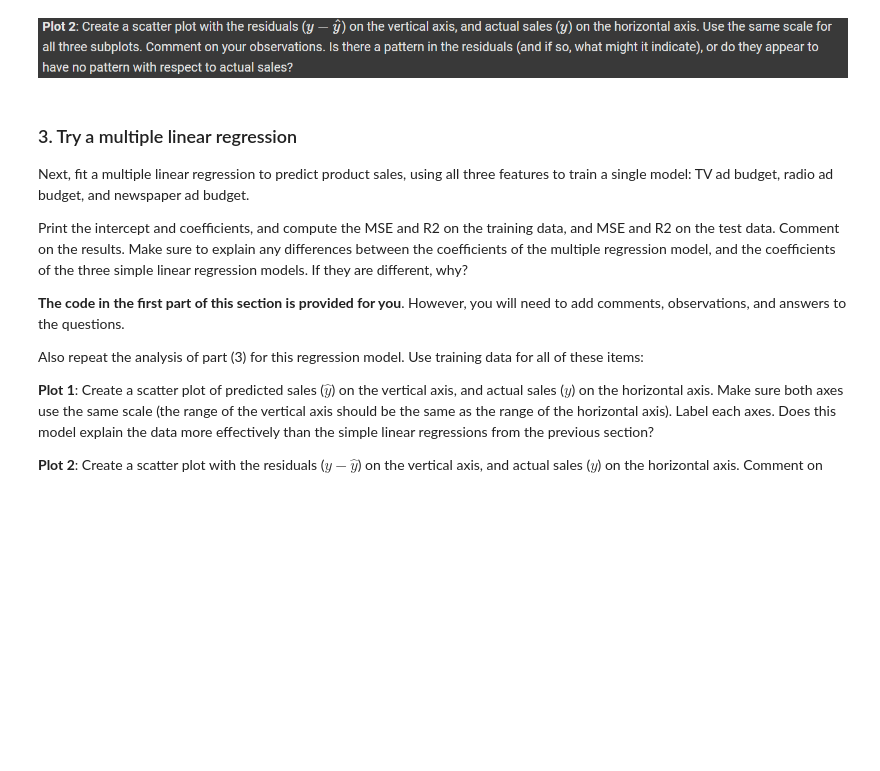
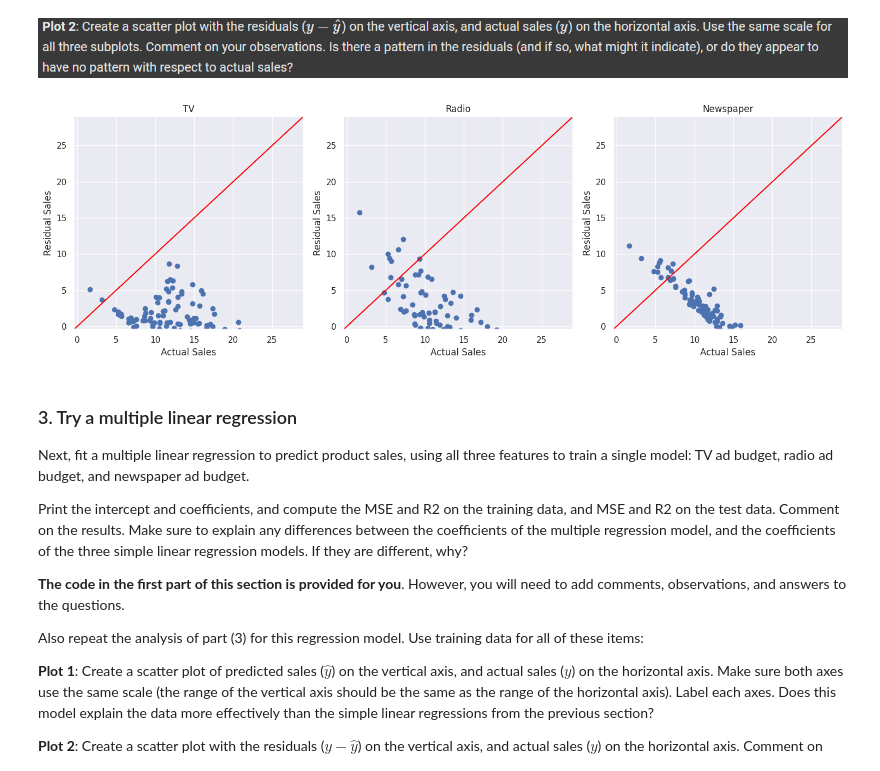
Before and after one commit to ZoeMcFife/5AHITM, a Jupyter notebook: INSY/Colab/#2024-11-28#/linear-regression.ipynb, the cells around one changed output. Drawn from its saved outputs; the diff is of its cells as text; code cells hidden in the pictures; blank space fills up the shorter version.

```diff
--- a/INSY/Colab/#2024-11-28#/linear-regression.ipynb
+++ b/INSY/Colab/#2024-11-28#/linear-regression.ipynb
@@ -274,6 +274,28 @@ plt.show()
 [figure]
 # %% [markdown]
 ![image.png](embedded-picture-1)
+# %%
+fig, axes = plt.subplots(nrows=1, ncols=3, figsize=(15, 5))
+
+def plot_residual_vs_actual(ax, y_true, y_pred, title):
+    min_val = min(min(y_true), min(y_pred - y_true)) - 2
+    max_val = max(max(y_true), max(y_pred - y_true)) + 2
+    ax.scatter(y_true, y_pred - y_true)
+    ax.plot([min_val, max_val], [min_val, max_val], color='red')
+    ax.set_xlabel("Actual Sales")
+    ax.set_ylabel("Residual Sales")
+    ax.set_title(title)
+    ax.set_xlim(min_val, max_val)
+    ax.set_ylim(min_val, max_val)
+
+plot_residual_vs_actual(axes[0], train['sales'], y_pred_tr_tv, "TV")
+plot_residual_vs_actual(axes[1], train['sales'], y_pred_tr_radio, "Radio")
+plot_residual_vs_actual(axes[2], train['sales'], y_pred_tr_news, "Newspaper")
+
+plt.tight_layout()
+plt.show()
+# %% [output]
+[figure, added]
 # %% [markdown]
 ### 3. Try a multiple linear regression
 
```
